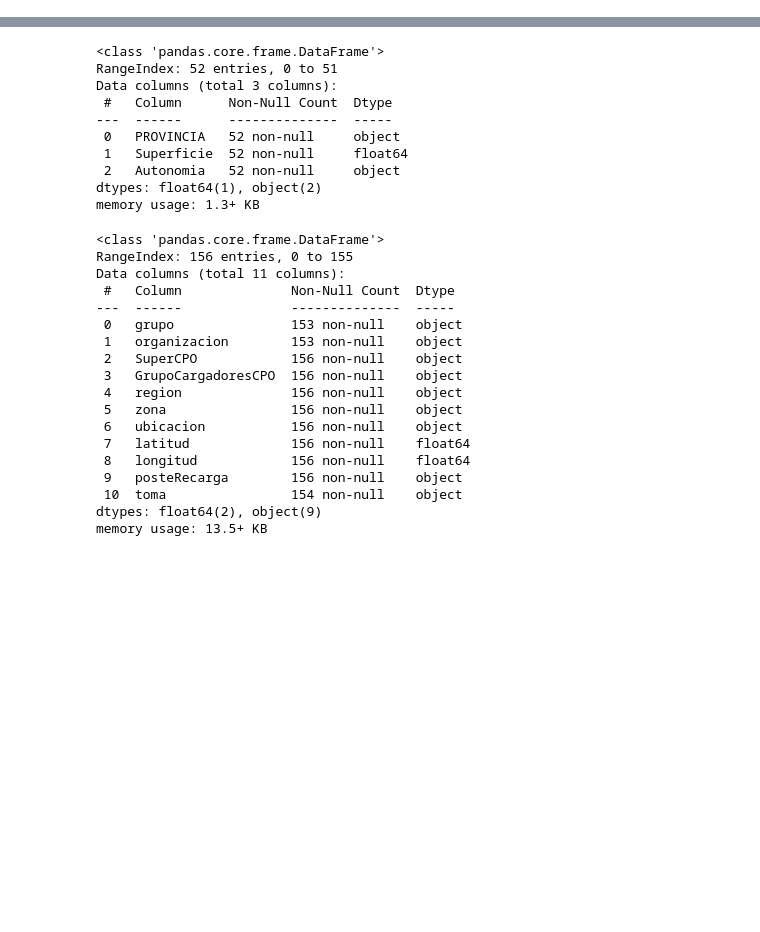
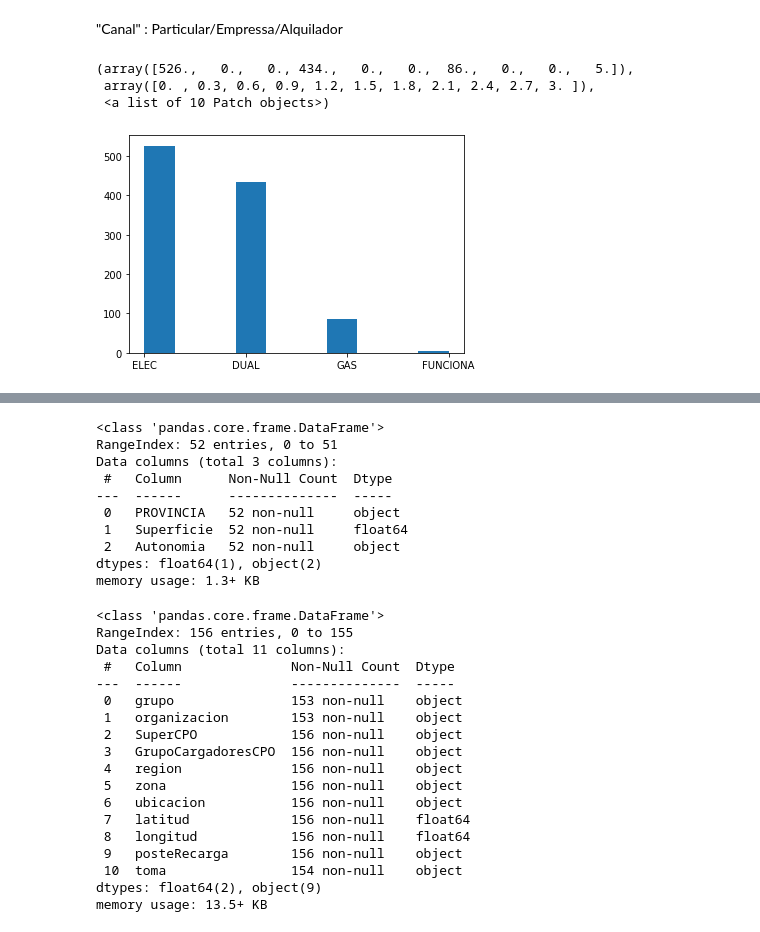
Before and after one commit to Ouardavalue/EDP, a Jupyter notebook: EDP.ipynb, the cells around one changed output, grey strips where cells are left out. Drawn from its saved outputs; the diff is of its cells as text; code cells hidden in the pictures; blank space fills up the shorter version.

```diff
--- a/EDP.ipynb
+++ b/EDP.ipynb
@@ -38,0 +51,2 @@ df_provincia = pd.read_excel(provincia_file,
+# %% [markdown]
+"Canal" : Particular/Empressa/Alquilador
@@ -38,0 +58,12 @@ df_provincia = pd.read_excel(provincia_file,
+# %%
+#impagos.xlsx
+impagos_cols = ['CONSUMO_ELECTRICO_ANUAL', 'PROVINCIA', 'TIPO_CLIENTE']
+df_impagos = pd.read_excel(impagos_file,
+                           usecols=impagos_cols)
+# %%
+plt.hist(df_impagos.TIPO_CLIENTE)
+# %% [output]
+(array([526.,   0.,   0., 434.,   0.,   0.,  86.,   0.,   0.,   5.]),
+ array([0. , 0.3, 0.6, 0.9, 1.2, 1.5, 1.8, 2.1, 2.4, 2.7, 3. ]),
+ <a list of 10 Patch objects>)
+[figure, added]
```
Also changed, not shown: parts of 48 cells of this notebook.
